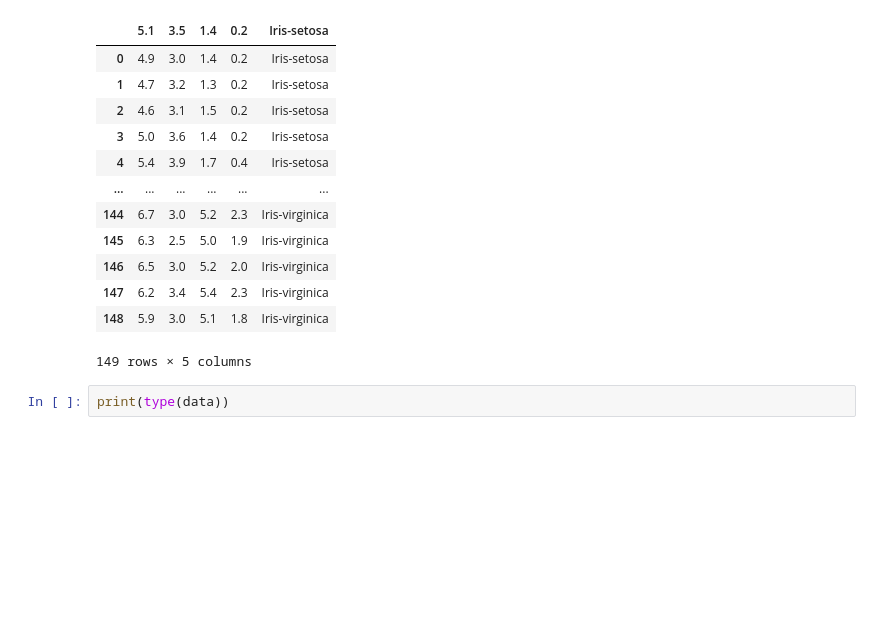
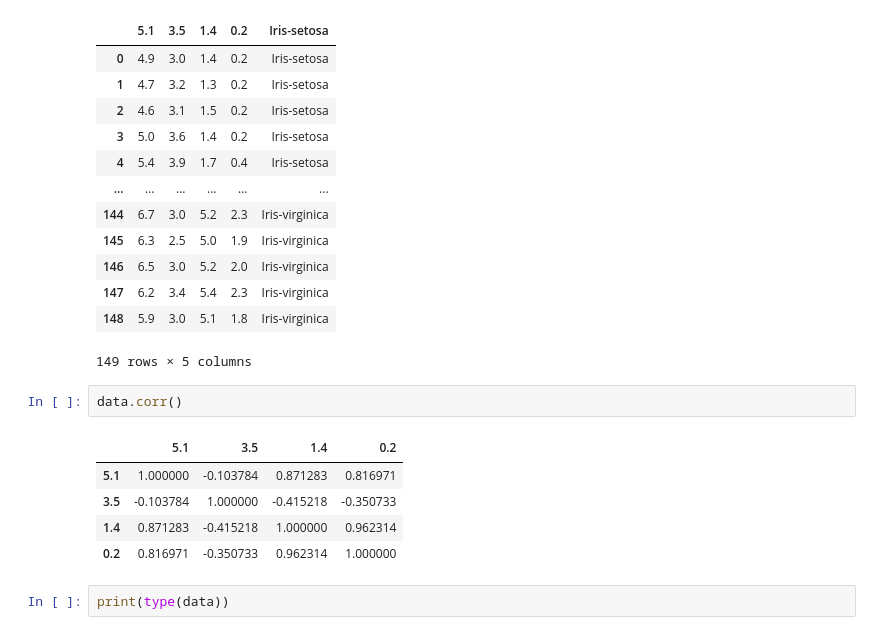
Before and after one commit to JainManjari/DataScieneLearning, a Jupyter notebook: DataScieneML/Supervised ML/Lib/Pandas.ipynb, the cells around one changed output. Drawn from its saved outputs; the diff is of its cells as text; blank space fills up the shorter version.

```diff
--- a/DataScieneML/Supervised ML/Lib/Pandas.ipynb
+++ b/DataScieneML/Supervised ML/Lib/Pandas.ipynb
@@ -17,6 +17,14 @@ data
 | 147 | 6.2 | 3.4 | 5.4 | 2.3 | Iris-virginica |
 | 148 | 5.9 | 3.0 | 5.1 | 1.8 | Iris-virginica |
 149 rows × 5 columns
+# %%
+data.corr()
+# %% [output]
+|  | 5.1 | 3.5 | 1.4 | 0.2 |
+| 5.1 | 1.000000 | -0.103784 | 0.871283 | 0.816971 |
+| 3.5 | -0.103784 | 1.000000 | -0.415218 | -0.350733 |
+| 1.4 | 0.871283 | -0.415218 | 1.000000 | 0.962314 |
+| 0.2 | 0.816971 | -0.350733 | 0.962314 | 1.000000 |
 # %%
 print(type(data))
 # %% [output]
```
Also changed, not shown: 9 other files.
